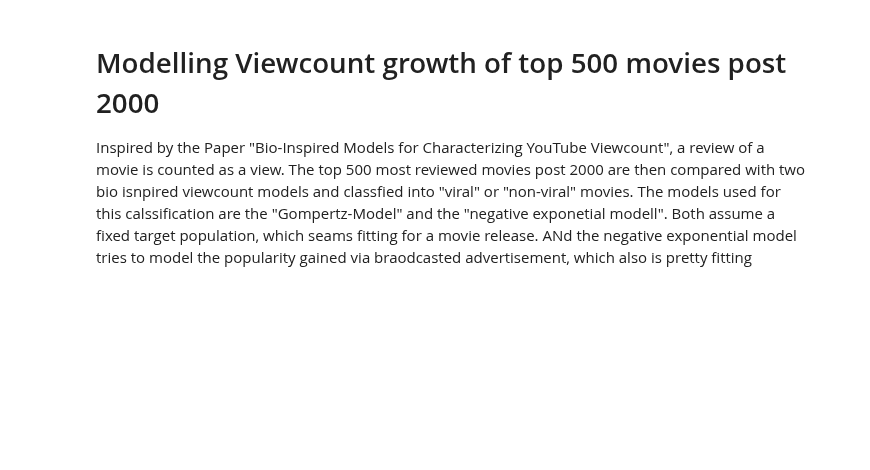
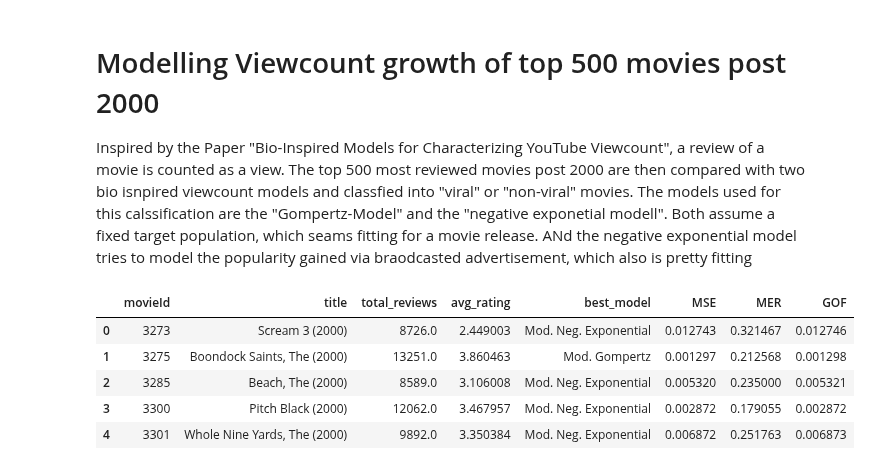
Before and after one commit to beemir/analysis-labs, a Jupyter notebook: project/accumulated_watch_patterns/project.ipynb, the cells around one changed output. Drawn from its saved outputs; the diff is of its cells as text; code cells hidden in the pictures; blank space fills up the shorter version.

```diff
--- a/project/accumulated_watch_patterns/project.ipynb
+++ b/project/accumulated_watch_patterns/project.ipynb
@@ -72,43 +110,60 @@ def gompertz(t, M, lam, S0=0):
 # %%
 from scipy.optimize import curve_fit
 
 results = []
 
-for movie_id, data in cum_count_time_series.items():
+for movie_id, data in movie_time_series.items():
     t_vals = data["t"]
     y_vals = data["y"]
 
-    S0 = y_vals[0]
-    M=1.0           # As total count is staic and normalized
+    global y_first
+    y_first = y_vals[0] if y_vals[0] > 0 else 1e-5
 
-    def fit_neg(t, lam):
-        return neg_exponential(t, M, lam, S0)
 
-    def fit_gomp(t, lam):
-        return gompertz(t, M, lam, S0)
+    best_model = None
+    best_gof = np.inf
+    best_metrics = (None, None, None)
 
-    popt_exp, _ = curve_fit(fit_neg, t_vals, y_vals, bounds=(0, np.inf))
-    lam_exp = popt_exp[0]
-    mse_exp = np.mean((fit_neg(t_vals, lam_exp) - y_vals) ** 2)
+    for name, model in models.items():
 
-    popt_gomp, _ = curve_fit(fit_gomp, t_vals, y_vals, bounds=(0, np.inf))
-    lam_gomp = popt_gomp[0]
-    mse_gomp = np.mean((fit_gomp(t_vals, lam_gomp) - y_vals) ** 2)
+        p0 = [1.0, 0.1] if "Mod." in name else [1.0]
+        popt, _ = curve_fit(model, t_vals, y_vals, p0=p0, method="lm")
 
-    best_model = "Negative Exponential (Broadcast)" if mse_exp <= mse_gomp else "Gompertz (Viral S-Curve)"
-    best_mse = min(mse_exp, mse_gomp)
+        y_pred = model(t_vals, *popt)
+
+        mse = np.mean((y_vals - y_pred) ** 2)
+        mer = np.mean(np.abs(y_vals - y_pred) / (y_vals + 1e-10))
+
+        msc = np.sum((y_pred - y_vals) ** 2)
+        df = len(y_vals) - len(popt)
+        gof = (1 / df) * msc if df > 0 else np.inf
+        best_metrics = (mse,mer,gof)
+
+        if gof < best_gof:
+            best_gof = gof
+            best_model = name
+            best_metrics = (mse, mer, gof)
+
 
     results.append({
         "movieId": movie_id,
         "title": data["title"],
         "total_reviews": data["total_reviews"],
         "avg_rating": data["avg_rating"],
         "best_model": best_model,
-        "mse": best_mse
+        "MSE": best_metrics[0],
+        "MER": best_metrics[1],
+        "GOF": best_metrics[2]
     })
 
 df_results = pd.DataFrame(results)
-
 model_counts = df_results["best_model"].value_counts()
-print("Model Distribution across Top 100 Movies:")
+print(f"Model Distribution across Top {TOP_N} Movies:")
 print(model_counts)
+# %% [output]
+|  | movieId | title | total_reviews | avg_rating | best_model | MSE | MER | GOF |
+| 0 | 3273 | Scream 3 (2000) | 8726.0 | 2.449003 | Mod. Neg. Exponential | 0.012743 | 0.321467 | 0.012746 |
+| 1 | 3275 | Boondock Saints, The (2000) | 13251.0 | 3.860463 | Mod. Gompertz | 0.001297 | 0.212568 | 0.001298 |
+| 2 | 3285 | Beach, The (2000) | 8589.0 | 3.106008 | Mod. Neg. Exponential | 0.005320 | 0.235000 | 0.005321 |
+| 3 | 3300 | Pitch Black (2000) | 12062.0 | 3.467957 | Mod. Neg. Exponential | 0.002872 | 0.179055 | 0.002872 |
+| 4 | 3301 | Whole Nine Yards, The (2000) | 9892.0 | 3.350384 | Mod. Neg. Exponential | 0.006872 | 0.251763 | 0.006873 |
```
Also changed, not shown: parts of 5 cells of this notebook.
